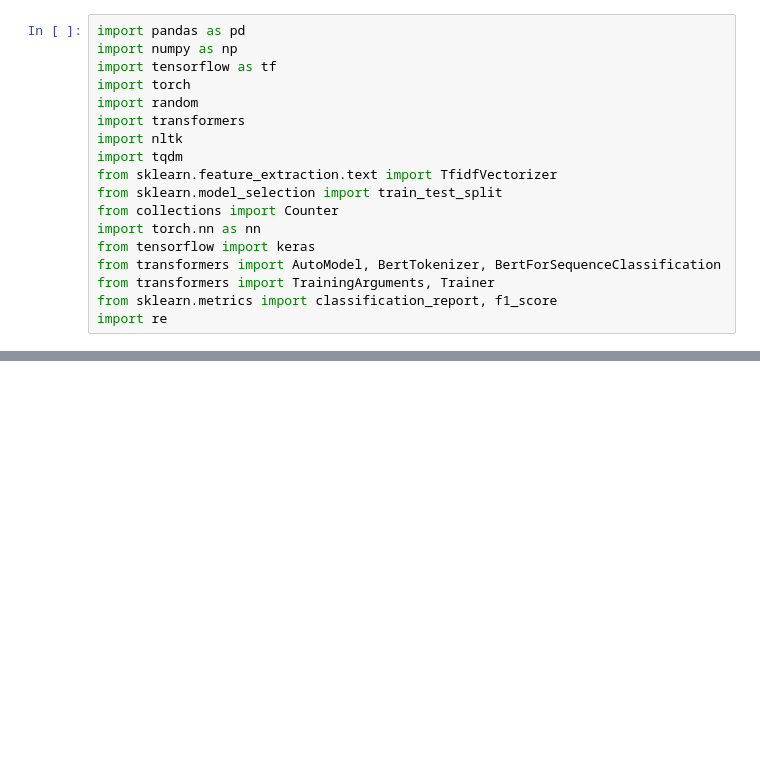
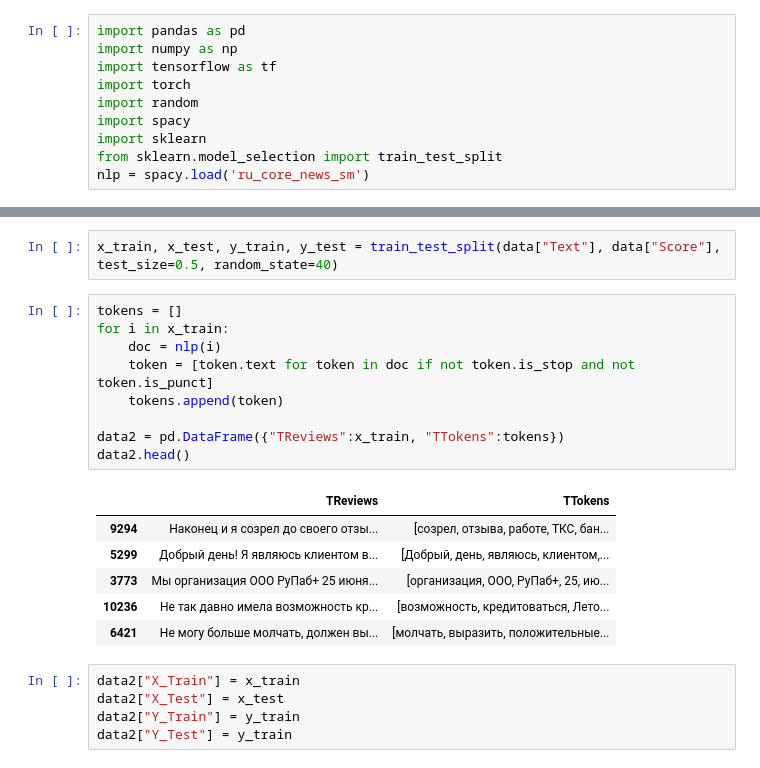
Before and after one commit to DrozhzhinD/lastbull, a Jupyter notebook: classaft.ipynb, the cells around one changed output, grey strips where cells are left out. Cells and saved outputs as stored; diff of their text form; blank space fills up the shorter version.

```diff
--- a/classaft.ipynb
+++ b/classaft.ipynb
@@ -40,16 +39,8 @@ import numpy as np
 import tensorflow as tf
 import torch
 import random
-import transformers
-import nltk
-import tqdm
-from sklearn.feature_extraction.text import TfidfVectorizer
+import spacy
+import sklearn
 from sklearn.model_selection import train_test_split
-from collections import Counter
-import torch.nn as nn
-from tensorflow import keras
-from transformers import AutoModel, BertTokenizer, BertForSequenceClassification
-from transformers import TrainingArguments, Trainer
-from sklearn.metrics import classification_report, f1_score
-import re
+nlp = spacy.load('ru_core_news_sm')
 # %%
@@ -133,0 +75,23 @@ data.head()
+# %%
+x_train, x_test, y_train, y_test = train_test_split(data["Text"], data["Score"], test_size=0.5, random_state=40)
+# %%
+tokens = []
+for i in x_train:
+    doc = nlp(i)
+    token = [token.text for token in doc if not token.is_stop and not token.is_punct]
+    tokens.append(token)
+
+data2 = pd.DataFrame({"TReviews":x_train, "TTokens":tokens})
+data2.head()
+# %% [output]
+|  | TReviews | TTokens |
+| 9294 | Наконец и я созрел до своего отзы... | [созрел, отзыва, работе, ТКС, бан... |
+| 5299 | Добрый день! Я являюсь клиентом в... | [Добрый, день, являюсь, клиентом,... |
+| 3773 | Мы организация ООО РуПаб+ 25 июня... | [организация, ООО, РуПаб+, 25, ию... |
+| 10236 | Не так давно имела возможность кр... | [возможность, кредитоваться, Лето... |
+| 6421 | Не могу больше молчать, должен вы... | [молчать, выразить, положительные... |
+# %%
+data2["X_Train"] = x_train
+data2["X_Test"] = x_test
+data2["Y_Train"] = y_train
+data2["Y_Test"] = y_train
```
Also changed, not shown: parts of 11 cells of this notebook.
